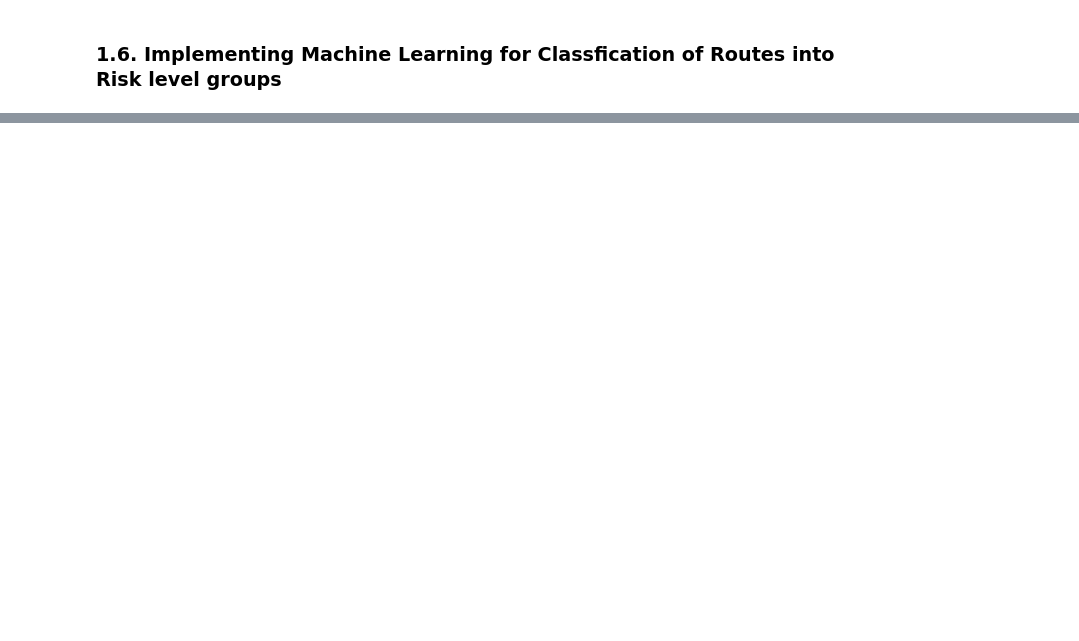
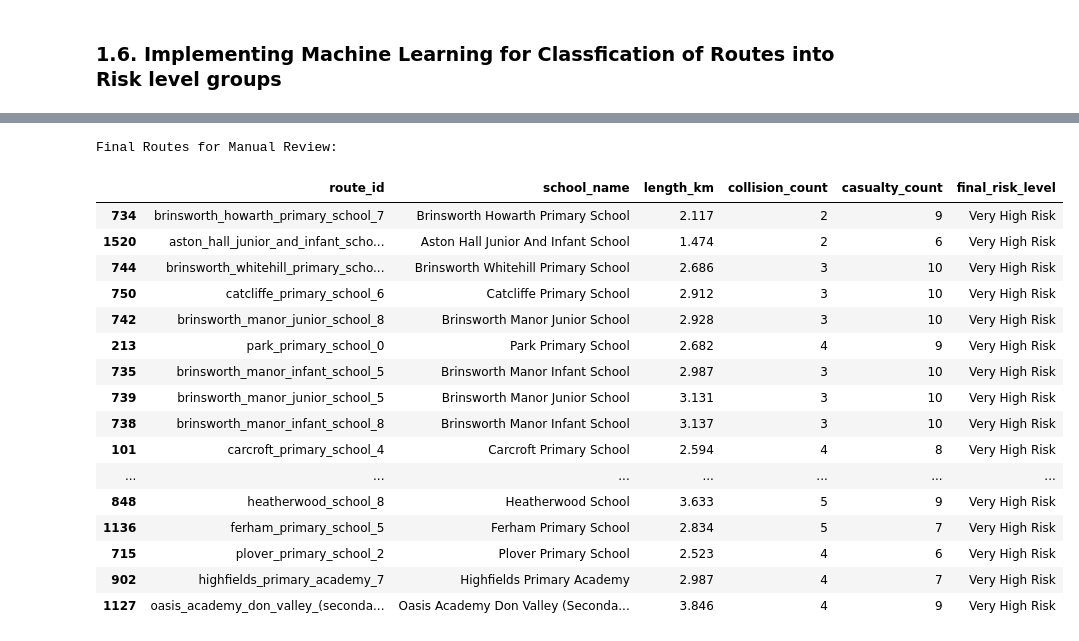
Before and after one commit to KhushiSharma0/STATS19_route_risk_analysis, a Jupyter notebook: notebooks/06 - Define the Commute Risk Metric.ipynb, the cells around one changed output, grey strips where cells are left out. Saved outputs shown, nothing was run; the diff lists cells and outputs as text; code cells hidden in the pictures; blank space fills up the shorter version.

```diff
--- a/notebooks/06 - Define the Commute Risk Metric.ipynb
+++ b/notebooks/06 - Define the Commute Risk Metric.ipynb
@@ -172,0 +522,18 @@ Negative Binomial regression introduces a dispersion parameter to better accommo
+# %%
+# Isolation Forest for anomaly detection
+from sklearn.ensemble import IsolationForest
+
+iso_forest = IsolationForest(contamination=0.05, random_state=42)
+df['anomaly'] = iso_forest.fit_predict(X_scaled)
+df['is_anomaly'] = df['anomaly'] == -1  # -1 indicates anomaly
+
+# Get anomalous routes
+anomalous_routes = df[df['is_anomaly']].sort_values(
+    by=['casualty_count_per_km', 'collision_count_per_km'],
+    ascending=False
+)
+
+print("\nAnomalous High-Risk Routes:")
+print(anomalous_routes[['route_id', 'school_name', 'length_km',
+                       'collision_count', 'casualty_count',
+                       'collision_count_per_km', 'casualty_count_per_km']])
@@ -172,0 +558,42 @@ Negative Binomial regression introduces a dispersion parameter to better accommo
+# %%
+# Combine clustering and anomaly detection for final classification
+def assign_risk_level(row):
+    if row['is_anomaly']:
+        return 'Critical Risk'
+    elif row['kmeans_cluster'] == highest_risk_cluster:
+        return 'Very High Risk'
+    # Add more conditions based on your clusters
+    else:
+        return 'Normal Risk'
+
+df['final_risk_level'] = df.apply(assign_risk_level, axis=1)
+
+# Final list of routes for manual review
+final_review_routes = df[df['final_risk_level'].isin(['Critical Risk', 'Very High Risk'])].sort_values(
+    by=['final_risk_level', 'casualty_count_per_km'],
+    ascending=[False, False]
+)
+
+print("\nFinal Routes for Manual Review:")
+display(final_review_routes[['route_id', 'school_name', 'length_km',
+                         'collision_count', 'casualty_count',
+                         'final_risk_level']].head(30))
+# %% [output]
+Final Routes for Manual Review:
+|  | route_id | school_name | length_km | collision_count | casualty_count | final_risk_level |
+| 734 | brinsworth_howarth_primary_school_7 | Brinsworth Howarth Primary School | 2.117 | 2 | 9 | Very High Risk |
+| 1520 | aston_hall_junior_and_infant_scho... | Aston Hall Junior And Infant School | 1.474 | 2 | 6 | Very High Risk |
+| 744 | brinsworth_whitehill_primary_scho... | Brinsworth Whitehill Primary School | 2.686 | 3 | 10 | Very High Risk |
+| 750 | catcliffe_primary_school_6 | Catcliffe Primary School | 2.912 | 3 | 10 | Very High Risk |
+| 742 | brinsworth_manor_junior_school_8 | Brinsworth Manor Junior School | 2.928 | 3 | 10 | Very High Risk |
+| 213 | park_primary_school_0 | Park Primary School | 2.682 | 4 | 9 | Very High Risk |
+| 735 | brinsworth_manor_infant_school_5 | Brinsworth Manor Infant School | 2.987 | 3 | 10 | Very High Risk |
+| 739 | brinsworth_manor_junior_school_5 | Brinsworth Manor Junior School | 3.131 | 3 | 10 | Very High Risk |
+| 738 | brinsworth_manor_infant_school_8 | Brinsworth Manor Infant School | 3.137 | 3 | 10 | Very High Risk |
+| 101 | carcroft_primary_school_4 | Carcroft Primary School | 2.594 | 4 | 8 | Very High Risk |
+| ... | ... | ... | ... | ... | ... | ... |
+| 848 | heatherwood_school_8 | Heatherwood School | 3.633 | 5 | 9 | Very High Risk |
+| 1136 | ferham_primary_school_5 | Ferham Primary School | 2.834 | 5 | 7 | Very High Risk |
+| 715 | plover_primary_school_2 | Plover Primary School | 2.523 | 4 | 6 | Very High Risk |
+| 902 | highfields_primary_academy_7 | Highfields Primary Academy | 2.987 | 4 | 7 | Very High Risk |
+| 1127 | oasis_academy_don_valley_(seconda... | Oasis Academy Don Valley (Seconda... | 3.846 | 4 | 9 | Very High Risk |
```
Also changed, not shown: parts of 28 cells of this notebook, 5 other files.
